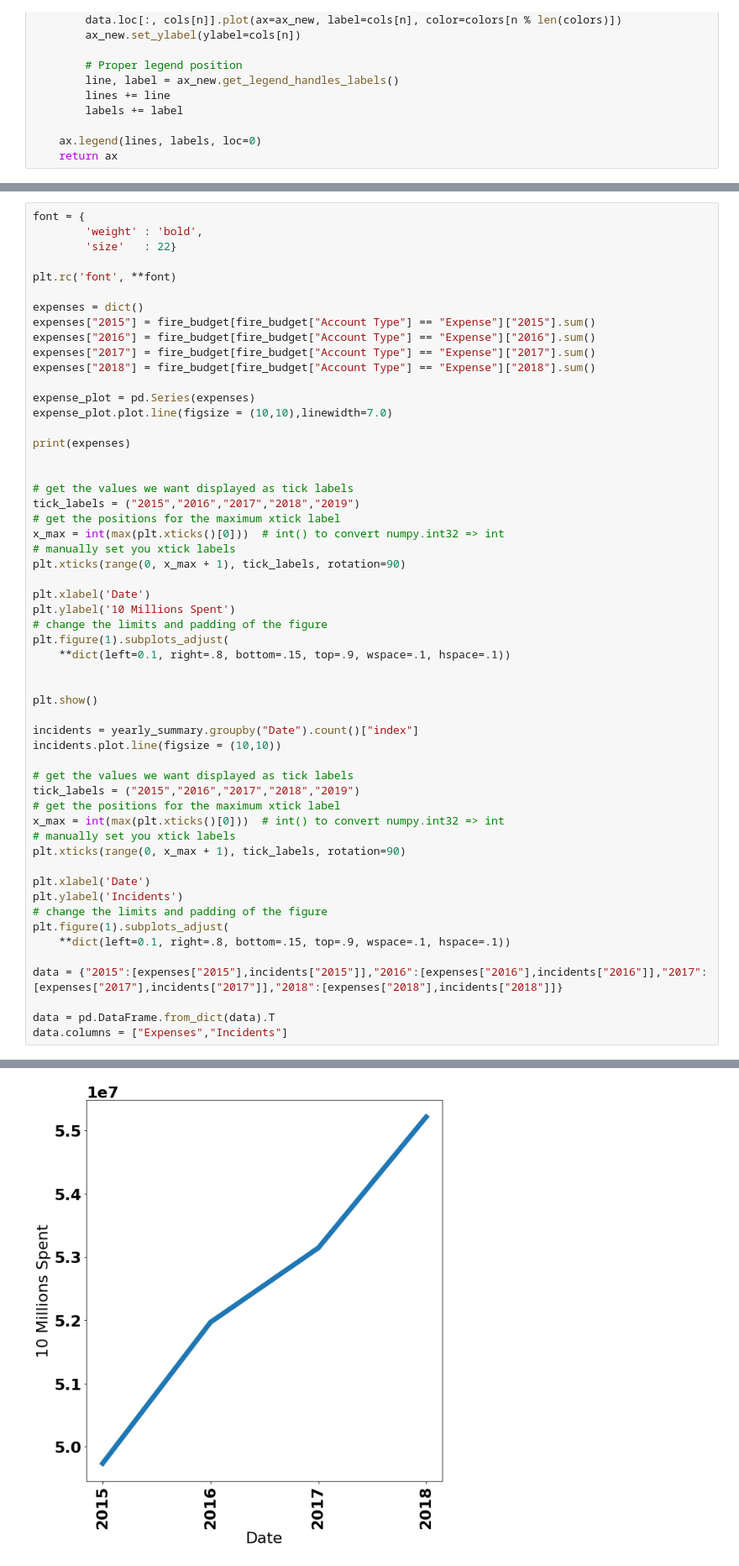
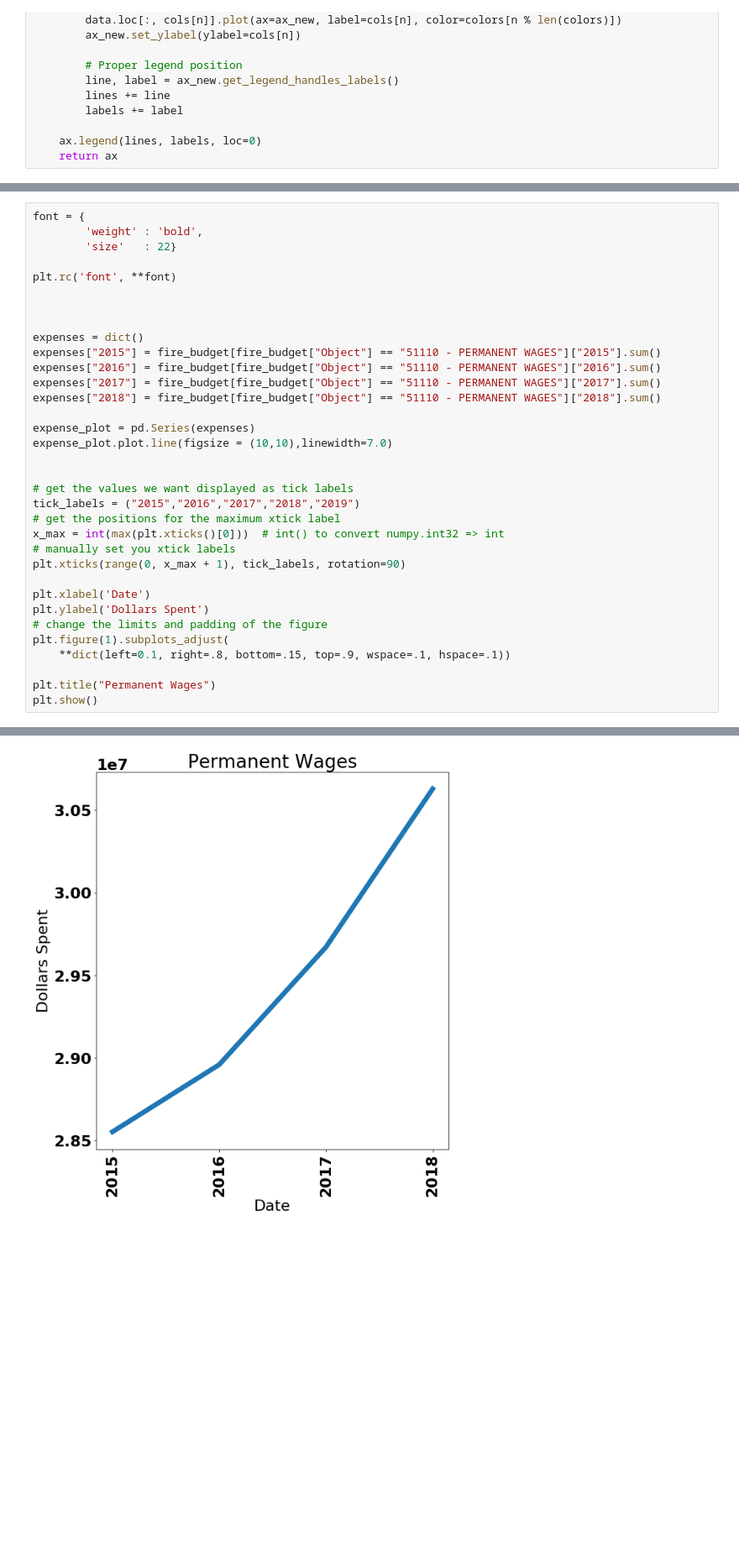
Before and after one commit to tylerharter/s19-city-t2, a Jupyter notebook: Fire/fire_analysis.ipynb, the cells around one changed output, grey strips where cells are left out. Shown at 84% size. Cells and saved outputs as stored; diff of their text form; blank space fills up the shorter version.

```diff
--- a/Fire/fire_analysis.ipynb
+++ b/Fire/fire_analysis.ipynb
@@ -153,16 +169,16 @@ font = {
 
 plt.rc('font', **font)
 
+
+
 expenses = dict()
-expenses["2015"] = fire_budget[fire_budget["Account Type"] == "Expense"]["2015"].sum()
-expenses["2016"] = fire_budget[fire_budget["Account Type"] == "Expense"]["2016"].sum()
-expenses["2017"] = fire_budget[fire_budget["Account Type"] == "Expense"]["2017"].sum()
-expenses["2018"] = fire_budget[fire_budget["Account Type"] == "Expense"]["2018"].sum()
+expenses["2015"] = fire_budget[fire_budget["Object"] == "51110 - PERMANENT WAGES"]["2015"].sum()
+expenses["2016"] = fire_budget[fire_budget["Object"] == "51110 - PERMANENT WAGES"]["2016"].sum()
+expenses["2017"] = fire_budget[fire_budget["Object"] == "51110 - PERMANENT WAGES"]["2017"].sum()
+expenses["2018"] = fire_budget[fire_budget["Object"] == "51110 - PERMANENT WAGES"]["2018"].sum()
 
 expense_plot = pd.Series(expenses)
 expense_plot.plot.line(figsize = (10,10),linewidth=7.0)
-
-print(expenses)
 
 
 # get the values we want displayed as tick labels
@@ -173,32 +189,11 @@ x_max = int(max(plt.xticks()[0]))  # int() to convert numpy.int32 => int
 plt.xticks(range(0, x_max + 1), tick_labels, rotation=90)
 
 plt.xlabel('Date')
-plt.ylabel('10 Millions Spent')
+plt.ylabel('Dollars Spent')
 # change the limits and padding of the figure
 plt.figure(1).subplots_adjust(
     **dict(left=0.1, right=.8, bottom=.15, top=.9, wspace=.1, hspace=.1))
 
-
+plt.title("Permanent Wages")
 plt.show()
-
-incidents = yearly_summary.groupby("Date").count()["index"]
-incidents.plot.line(figsize = (10,10))
-
-# get the values we want displayed as tick labels
-tick_labels = ("2015","2016","2017","2018","2019")
-# get the positions for the maximum xtick label
-x_max = int(max(plt.xticks()[0]))  # int() to convert numpy.int32 => int
-# manually set you xtick labels
-plt.xticks(range(0, x_max + 1), tick_labels, rotation=90)
-
-plt.xlabel('Date')
-plt.ylabel('Incidents')
-# change the limits and padding of the figure
-plt.figure(1).subplots_adjust(
-    **dict(left=0.1, right=.8, bottom=.15, top=.9, wspace=.1, hspace=.1))
-
-data = {"2015":[expenses["2015"],incidents["2015"]],"2016":[expenses["2016"],incidents["2016"]],"2017":[expenses["2017"],incidents["2017"]],"2018":[expenses["2018"],incidents["2018"]]}
-
-data = pd.DataFrame.from_dict(data).T
-data.columns = ["Expenses","Incidents"]
 # %% [output]
@@ -206 +200 @@ data.columns = ["Expenses","Incidents"]
-[figure, old version]
+[figure, new version]
```
Also changed, not shown: parts of 10 cells of this notebook, 1 other file.
